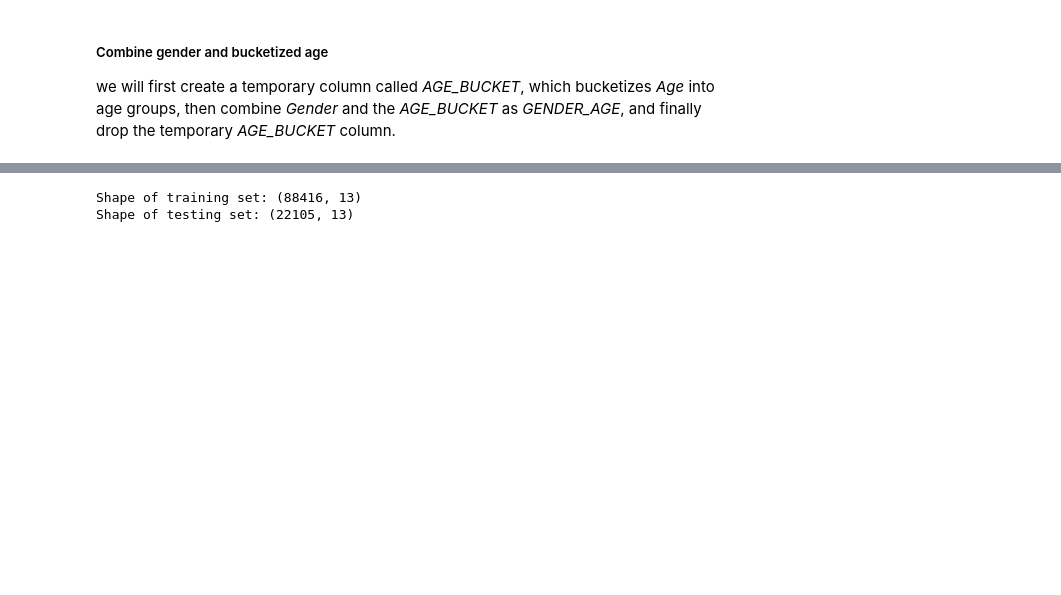
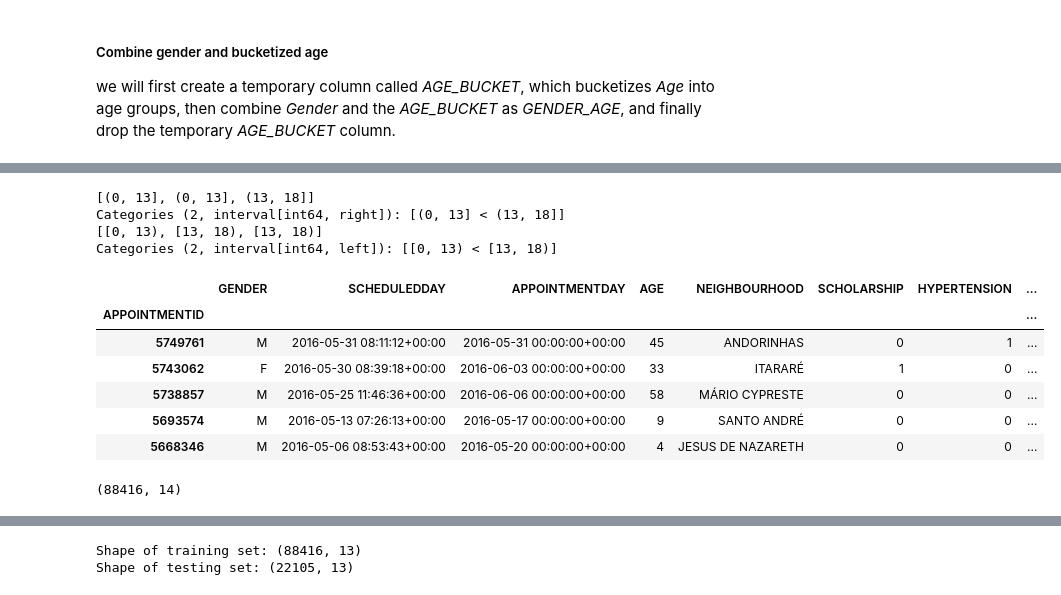
Before and after one commit to makaveli006/Healthcare-Appointment-Absent-Prediction, a Jupyter notebook: 1.Project Notebook.ipynb, the cells around one changed output, grey strips where cells are left out. Drawn from its saved outputs; the diff is of its cells as text; code cells hidden in the pictures; blank space fills up the shorter version.

```diff
--- a/1.Project Notebook.ipynb
+++ b/1.Project Notebook.ipynb
@@ -1318,0 +1371,12 @@ test_data = test_data[cols_test]
+# %%
+import pandas as pd
+
+data_test = [12, 13, 17]
+bins_test = [0, 13, 18]
+print(pd.cut(data_test, bins=bins_test, right=True))   # (0, 13], (13, 18]
+print(pd.cut(data_test, bins=bins_test, right=False))  # [0, 13), [13, 18)
+# %% [output]
+[(0, 13], (0, 13], (13, 18]]
+Categories (2, interval[int64, right]): [(0, 13] < (13, 18]]
+[[0, 13), [13, 18), [13, 18)]
+Categories (2, interval[int64, left]): [[0, 13) < [13, 18)]
@@ -1318,0 +1392,14 @@ test_data = test_data[cols_test]
+# %%
+train_data.tail(5)
+# %% [output]
+|  | GENDER | SCHEDULEDDAY | APPOINTMENTDAY | AGE | NEIGHBOURHOOD | SCHOLARSHIP | HYPERTENSION | ... |
+| APPOINTMENTID |  |  |  |  |  |  |  | ... |
+| 5749761 | M | 2016-05-31 08:11:12+00:00 | 2016-05-31 00:00:00+00:00 | 45 | ANDORINHAS | 0 | 1 | ... |
+| 5743062 | F | 2016-05-30 08:39:18+00:00 | 2016-06-03 00:00:00+00:00 | 33 | ITARARÉ | 1 | 0 | ... |
+| 5738857 | M | 2016-05-25 11:46:36+00:00 | 2016-06-06 00:00:00+00:00 | 58 | MÁRIO CYPRESTE | 0 | 0 | ... |
+| 5693574 | M | 2016-05-13 07:26:13+00:00 | 2016-05-17 00:00:00+00:00 | 9 | SANTO ANDRÉ | 0 | 0 | ... |
+| 5668346 | M | 2016-05-06 08:53:43+00:00 | 2016-05-20 00:00:00+00:00 | 4 | JESUS DE NAZARETH | 0 | 0 | ... |
+# %%
+train_data.shape
+# %% [output]
+(88416, 14)
```
Also changed, not shown: parts of 32 cells of this notebook, 1 other file.
